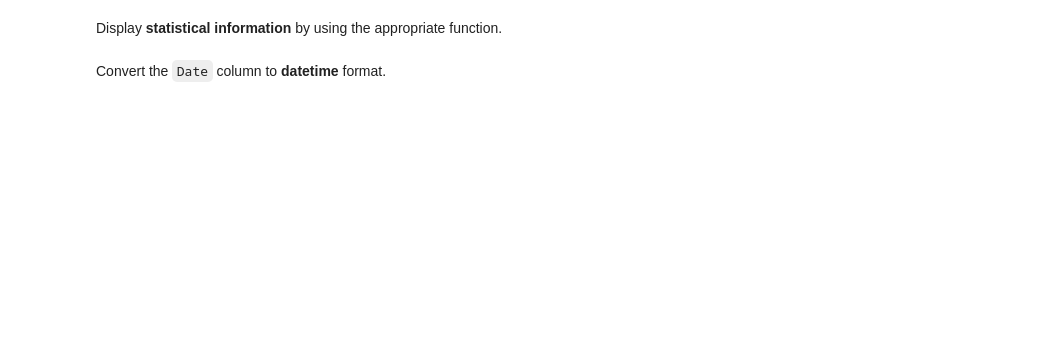
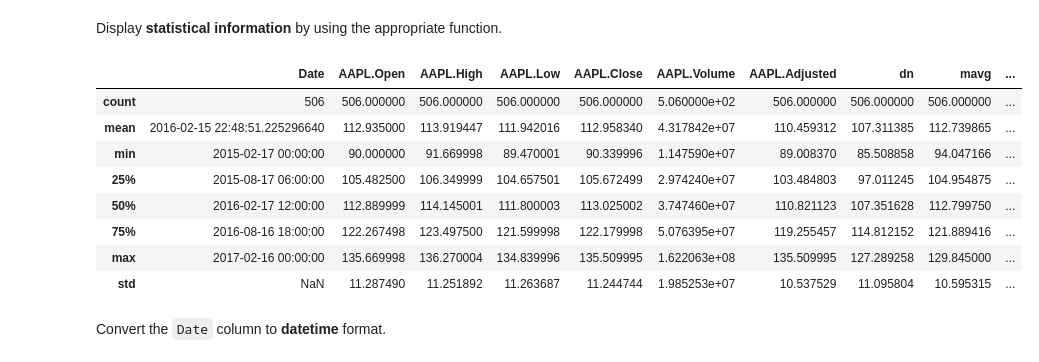
Before and after one commit to gelechi/Gloze, a Jupyter notebook: Copy_of_02_Financial_returns_Challenge.ipynb, the cells around one changed output. Cells and saved outputs as stored; diff of their text form; code cells hidden in the pictures; blank space fills up the shorter version.

```diff
--- a/Copy_of_02_Financial_returns_Challenge.ipynb
+++ b/Copy_of_02_Financial_returns_Challenge.ipynb
@@ -31,2 +57,16 @@ Display **statistical information** by using the appropriate function.
+# %%
+# statistic info
+
+df.describe()
+# %% [output]
+|  | Date | AAPL.Open | AAPL.High | AAPL.Low | AAPL.Close | AAPL.Volume | AAPL.Adjusted | dn | mavg | ... |
+| count | 506 | 506.000000 | 506.000000 | 506.000000 | 506.000000 | 5.060000e+02 | 506.000000 | 506.000000 | 506.000000 | ... |
+| mean | 2016-02-15 22:48:51.225296640 | 112.935000 | 113.919447 | 111.942016 | 112.958340 | 4.317842e+07 | 110.459312 | 107.311385 | 112.739865 | ... |
+| min | 2015-02-17 00:00:00 | 90.000000 | 91.669998 | 89.470001 | 90.339996 | 1.147590e+07 | 89.008370 | 85.508858 | 94.047166 | ... |
+| 25% | 2015-08-17 06:00:00 | 105.482500 | 106.349999 | 104.657501 | 105.672499 | 2.974240e+07 | 103.484803 | 97.011245 | 104.954875 | ... |
+| 50% | 2016-02-17 12:00:00 | 112.889999 | 114.145001 | 111.800003 | 113.025002 | 3.747460e+07 | 110.821123 | 107.351628 | 112.799750 | ... |
+| 75% | 2016-08-16 18:00:00 | 122.267498 | 123.497500 | 121.599998 | 122.179998 | 5.076395e+07 | 119.255457 | 114.812152 | 121.889416 | ... |
+| max | 2017-02-16 00:00:00 | 135.669998 | 136.270004 | 134.839996 | 135.509995 | 1.622063e+08 | 135.509995 | 127.289258 | 129.845000 | ... |
+| std | NaN | 11.287490 | 11.251892 | 11.263687 | 11.244744 | 1.985253e+07 | 10.537529 | 11.095804 | 10.595315 | ... |
 # %% [markdown]
 Convert the `Date` column to **datetime** format.
```
Also changed, not shown: parts of 36 cells of this notebook.
